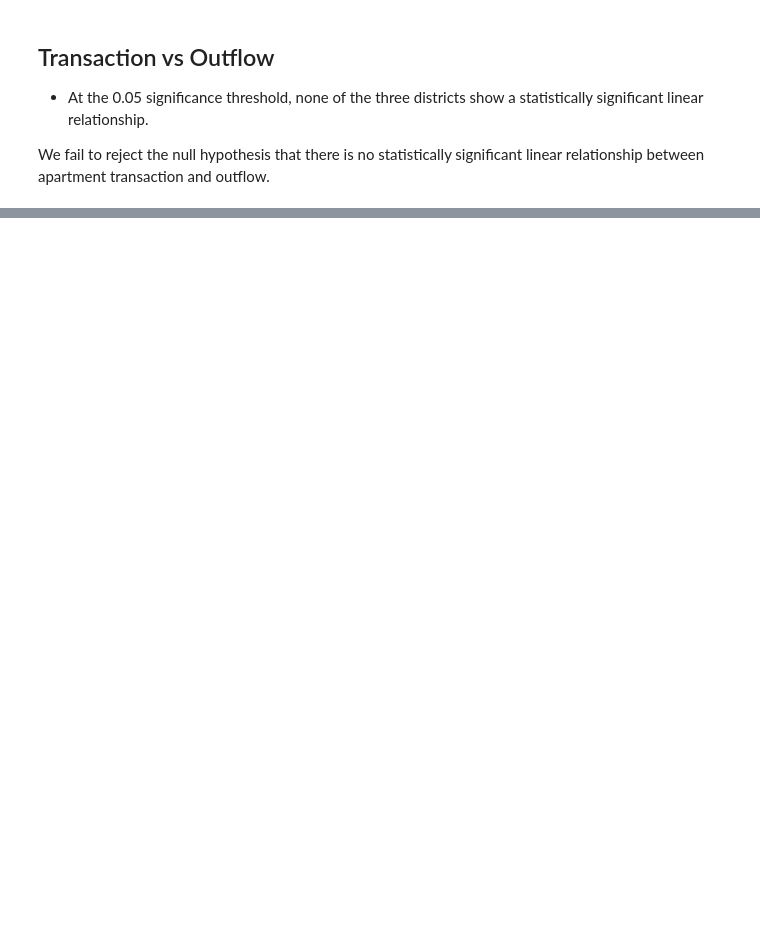
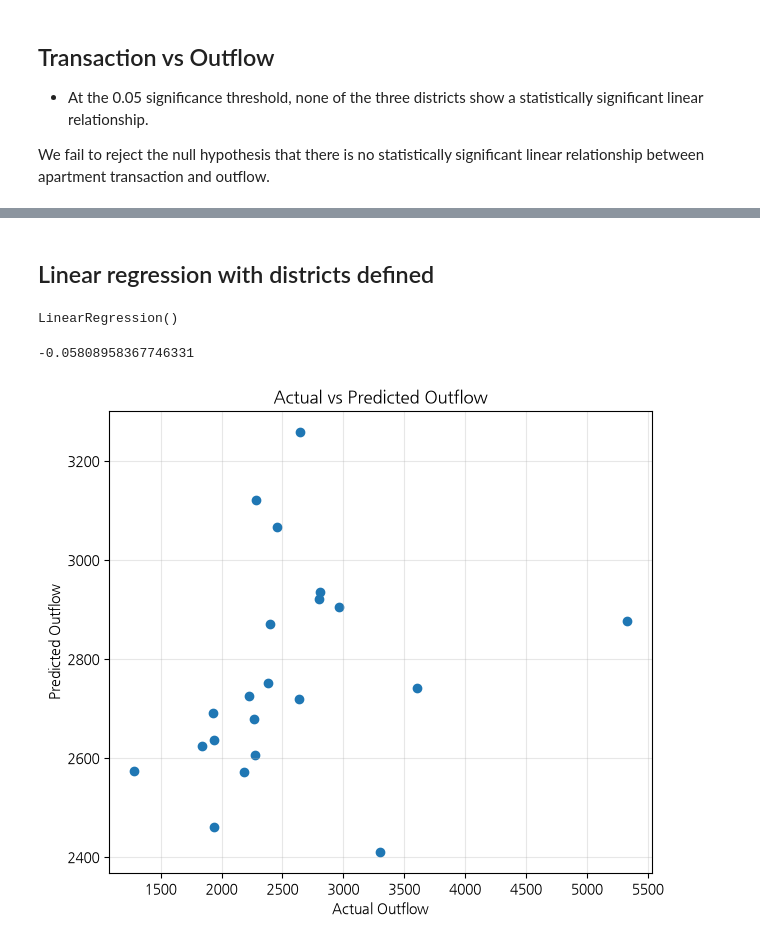
Before and after one commit to pssongs/korea-real-estate-population-movement, a Jupyter notebook: notebook/seoul_real_estate_population_analysis.ipynb, the cells around one changed output, grey strips where cells are left out. Saved outputs shown, nothing was run; the diff lists cells and outputs as text; code cells hidden in the pictures; blank space fills up the shorter version.

Commit message:
Linear Regression of transaction and population movement

```diff
--- a/notebook/seoul_real_estate_population_analysis.ipynb
+++ b/notebook/seoul_real_estate_population_analysis.ipynb
@@ -450,0 +605,7 @@ We fail to reject the null hypothesis that there is no statistically significant
+# %%
+print("Intercept:", model.intercept_)
+
+for feature, coefficient in zip(X.columns, model.coef_):
+    print(feature, coefficient)
+
+y_pred = model.predict(X_test)
@@ -450,0 +636,55 @@ We fail to reject the null hypothesis that there is no statistically significant
+# %% [markdown]
+## Linear regression with districts defined
+# %%
+X = pd.get_dummies(
+    combined_df[
+        [
+            "district",
+            "transactions",
+            "avg_price_m2",
+            "avg_build_age",
+            "avg_floor"
+        ]
+    ],
+    columns=["district"],
+    drop_first=True
+)
+
+y = combined_df['outflow']
+# %%
+X_train, X_test, y_train, y_test = train_test_split(
+    X,
+    y,
+    test_size=0.2,
+    random_state=42
+)
+# %%
+model = LinearRegression()
+
+model.fit(X_train, y_train)
+# %% [output]
+LinearRegression()
+# %%
+from sklearn.dummy import DummyRegressor
+
+dummy = DummyRegressor(strategy="mean")
+dummy.fit(X_train, y_train)
+
+dummy_pred = dummy.predict(X_test)
+
+print(r2_score(y_test, dummy_pred))
+# %% [output]
+-0.05808958367746331
+# %%
+plt.figure(figsize=(7, 6))
+
+plt.scatter(y_test, y_pred)
+
+plt.xlabel("Actual Outflow")
+plt.ylabel("Predicted Outflow")
+plt.title("Actual vs Predicted Outflow")
+
+plt.grid(alpha=0.3)
+plt.show()
+# %% [output]
+[figure, added]
```
Also changed, not shown: parts of 34 cells of this notebook, 2 other files.
